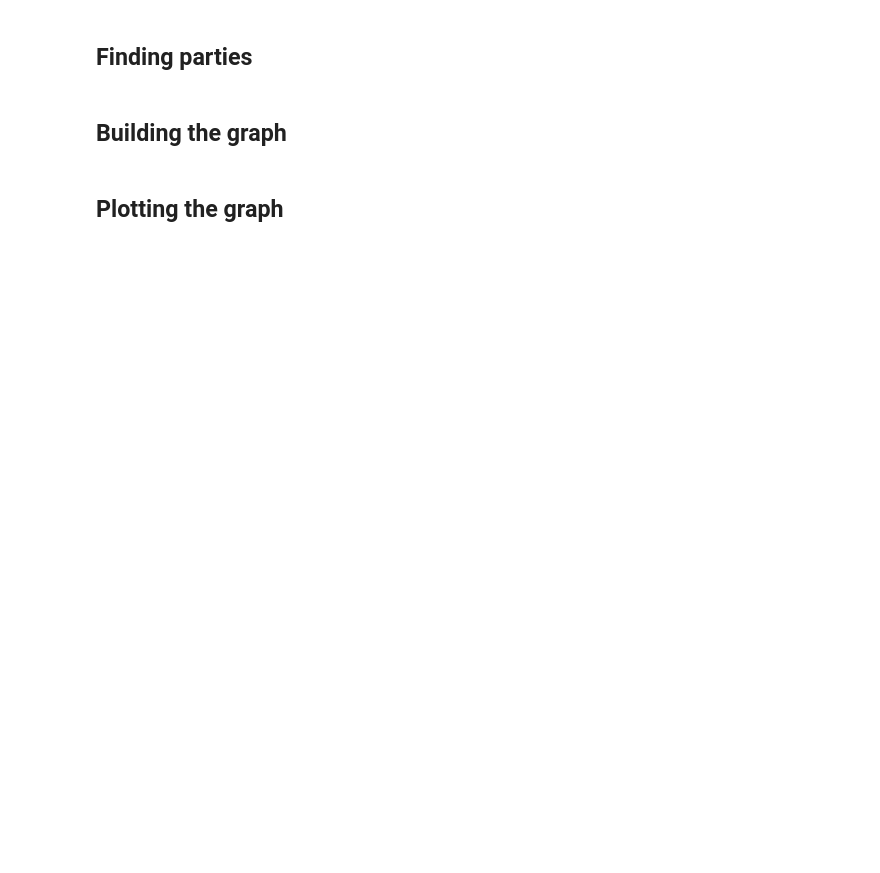
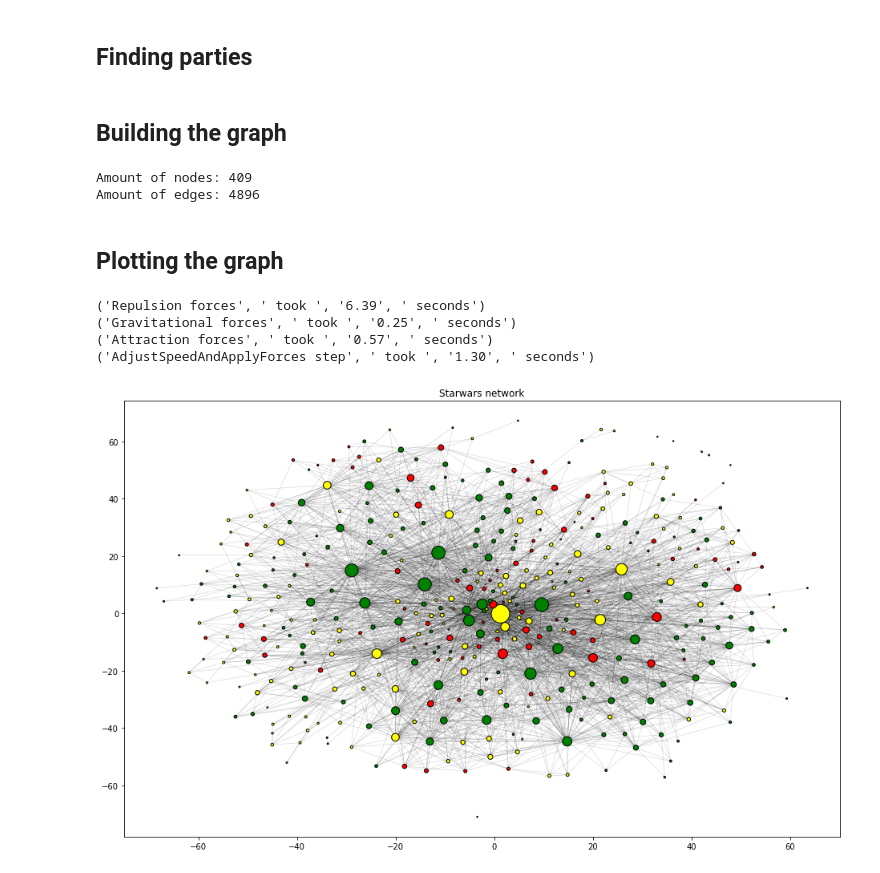
Before and after one commit to JacobPjetursson/Social_Graphs_Wookiepedia, a Jupyter notebook: Preprocess.ipynb, the cells around one changed output. Saved outputs shown, nothing was run; the diff lists cells and outputs as text; code cells hidden in the pictures; blank space fills up the shorter version.

```diff
--- a/Preprocess.ipynb
+++ b/Preprocess.ipynb
@@ -107,15 +107,13 @@ print("LIST OF CHARACTERS NOT FOUND. HAS LENGTH: %s" % len(fixed_leftovers))
 print(fixed_leftovers)
 manual_fixes = ["Tallissan_Lintra", "Aiolin_Astarte", "Morit_Astarte", "CC-2224",
                "Garazeb_Orrelios", "Kaydel_Ko_Connix", "Dooku", "Weequay", "Orrimaarko", "Rinnrivin_Di",
-               "CC-3714", "Temmin_Wexley", "RA-7_protocol_droid", "Breha_Organa", "Saelt-Marae", "Kaplan_(colonel)"]
+               "CC-3714", "Temmin_Wexley", "RA-7_protocol_droid", "Breha_Organa", "Saelt-Marae",
+                "The_Grand_Inquisitor", "Kaplan_(colonel)"]
 for character in manual_fixes:
     addToDict(character)
 
-# Removing wrong pages
-del charDict["Hammerhead"]
-del charDict["Velus"]
-del charDict["Star Wars: Doctor Aphra"]
-del charDict["Kaplan"]
-del charDict["Hutt"]
-del charDict["Bail Prestor Organa"]
-del charDict["Teedo"]
+to_delete = ["Hammerhead", "Velus", "Star Wars: Doctor Aphra", "Kaplan", "Hutt", "Bail Prestor Organa",
+            "Teedo", "Karina the Great", "Grand Inquisitor", "Fulcrum", "Weequay", "Senator Organa"]
+
+for char in to_delete:
+    del charDict[char]
@@ -138,9 +140,7 @@ affil_dict["Cloud-Riders"] = 1
 
 char_affil_dict = {}
 for char, text in charDict.items():
-    affiliation_section = re.findall("affiliation=[\S\s]*?\}", text)
-    if not affiliation_section:
-        print(char)
+    affiliation_section = re.findall("affiliation=[\S\s]*?\}\}\n", text)
     affiliations = re.findall('\[\[(.*?)\]\]', affiliation_section[0])
     for affiliation in affiliations:
         for affil in affiliation.split("|"):
@@ -149,7 +149,7 @@ for char, text in charDict.items():
                     char_affil_dict[char].append(affil)
                 else:
                     char_affil_dict[char] = [affil]
-print(char_affil_dict)
+#print(char_affil_dict)
 # %% [markdown]
 ## Building the graph
 # %%
@@ -179,6 +179,9 @@ for char, text in charDict.items():
 
 print("Amount of nodes: %s" % G.number_of_nodes())
 print("Amount of edges: %s" % G.number_of_edges())
+# %% [output]
+Amount of nodes: 409
+Amount of edges: 4896
 # %% [markdown]
 ## Plotting the graph
 # %%
@@ -206,26 +209,34 @@ forceatlas2 = ForceAtlas2(# Behavior alternatives
                           # Tuning
                           scalingRatio=1.0,
                           strongGravityMode=False,
-                          gravity=60.0, #1.0,
-
+                          gravity=100.0,
                           # Log
                           verbose=True)
 positions = forceatlas2.forceatlas2_networkx_layout(G_undir, pos=None, iterations=10000)
+# %% [output]
+('Repulsion forces', ' took ', '6.39', ' seconds')
+('Gravitational forces', ' took ', '0.25', ' seconds')
+('Attraction forces', ' took ', '0.57', ' seconds')
+('AdjustSpeedAndApplyForces step', ' took ', '1.30', ' seconds')
 # %%
-plt.figure(figsize=(12,8))
+plt.figure(figsize=(16,10))
 
 sizemap_degree = []
 colormap = []
-red = Color("red")
-colors = list(red.range_to(Color("green"), 12))
-
+colors = ["red", "yellow", "green"]
 for node in G_undir:
-    sizemap_degree.append(G.degree(node, weight="weight"))
-    idx = G.node[node]['goodness'] + 6
-    colormap.append(str(colors[idx])) # 6 bad
+    sizemap_degree.append(G.degree(node, weight="weight") + 2)
+    idx = 1
+    if G.node[node]['goodness'] > 0:
+        idx = 2
+    elif G.node[node]['goodness'] < 0:
+        idx = 0
+    colormap.append(colors[idx])
 nodelist = [node for node in G_undir.nodes]
 edgelist = [edge for edge in G_undir.edges]
 plt.title("Starwars network")
 nx.draw_networkx_nodes(G_undir, positions, with_labels=False, nodelist=nodelist, node_color=colormap, edgecolors="black", node_size=sizemap_degree)
 nx.draw_networkx_edges(G_undir, positions, alpha=0.2, edge_color="black", width=0.5, edgelist=edgelist)
 plt.show()
+# %% [output]
+[figure, added]
```
Also changed, not shown: parts of 4 cells of this notebook.
